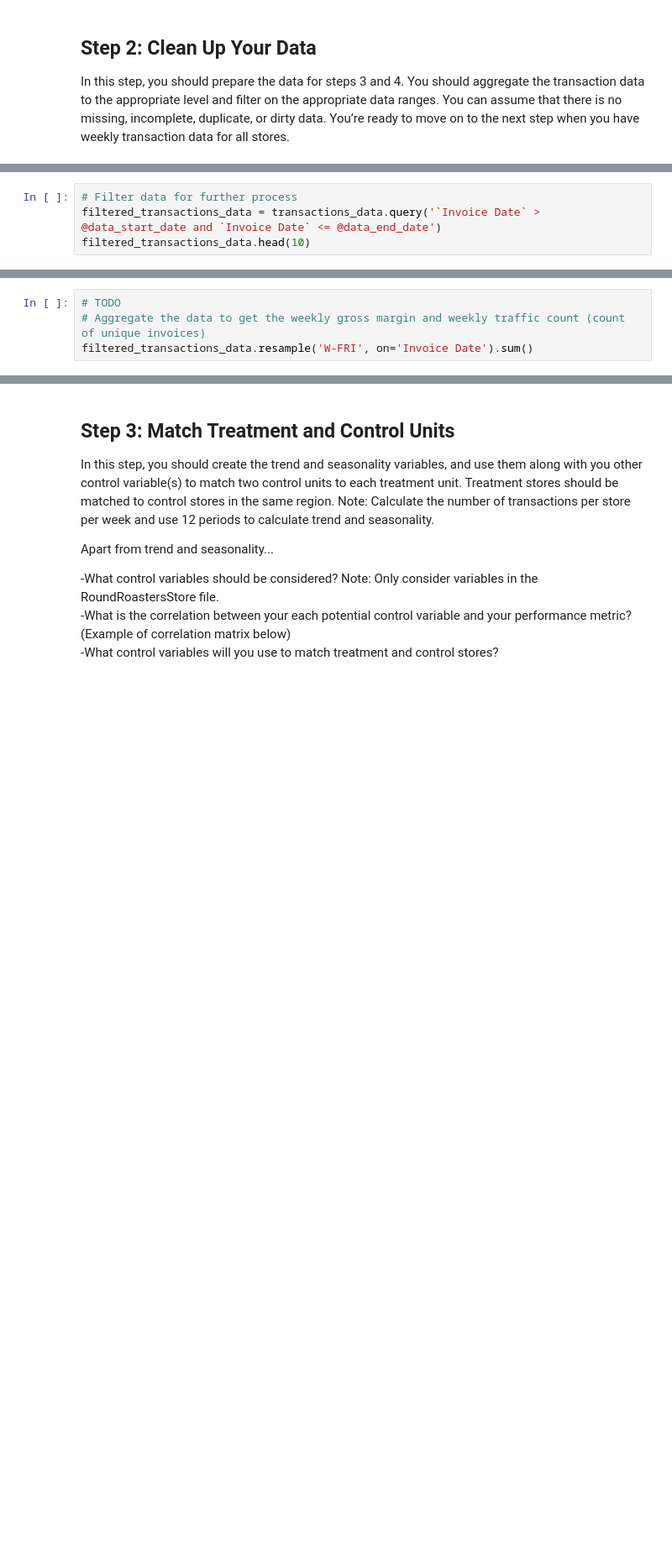
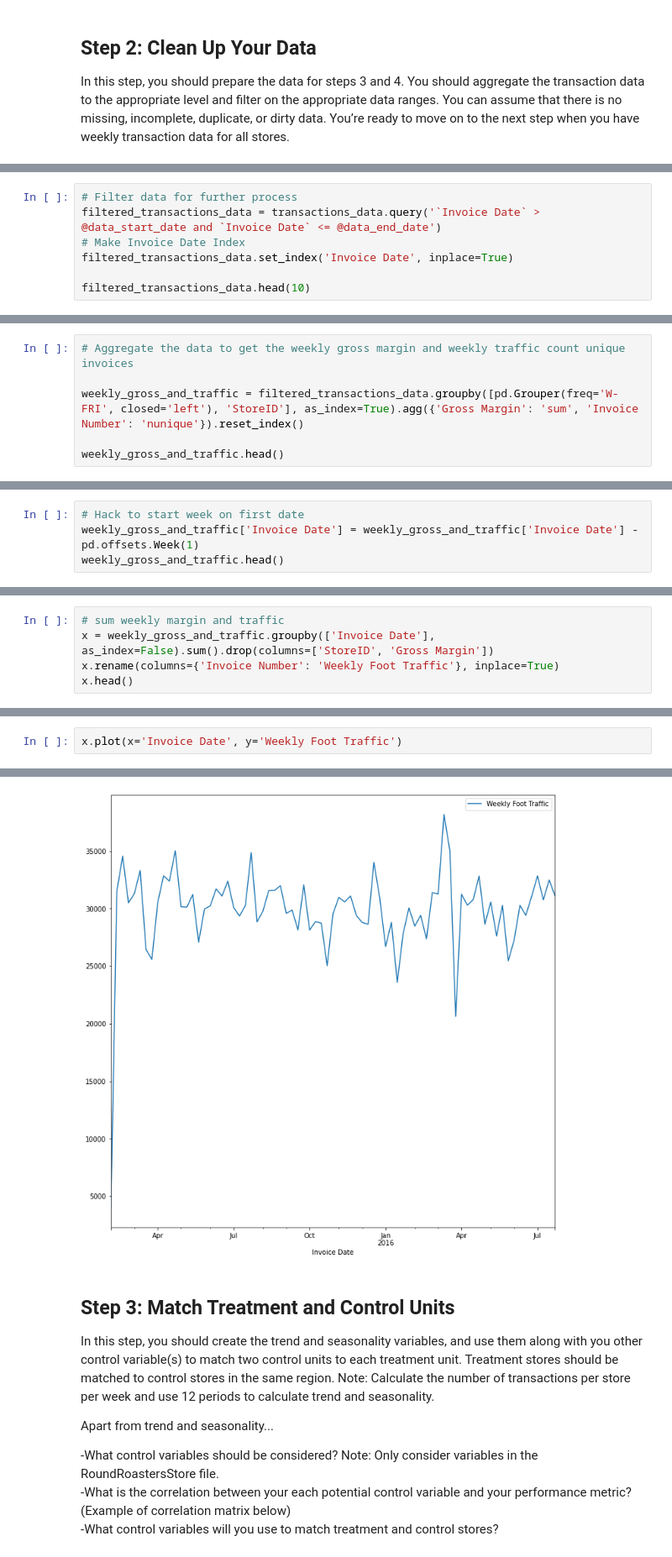
Before and after one commit to cevor/udacity_predictive_analytics, a Jupyter notebook: project5-1/project5-1.ipynb, the cells around one changed output, grey strips where cells are left out. Shown at 84% size. Saved outputs shown, nothing was run; the diff lists cells and outputs as text; blank space fills up the shorter version.

Commit message:
complete weekly transaction aggregation

```diff
--- a/project5-1/project5-1.ipynb
+++ b/project5-1/project5-1.ipynb
@@ -52,4 +130,7 @@ print(f'Data Start Date: {data_start_date} \nData End Date: {data_end_date}')
 # %%
 # Filter data for further process
 filtered_transactions_data = transactions_data.query('`Invoice Date` > @data_start_date and `Invoice Date` <= @data_end_date')
+# Make Invoice Date Index
+filtered_transactions_data.set_index('Invoice Date', inplace=True)
+
 filtered_transactions_data.head(10)
@@ -56,4 +150,6 @@ filtered_transactions_data.head(10)
 # %%
-# TODO
-# Aggregate the data to get the weekly gross margin and weekly traffic count (count of unique invoices)
-filtered_transactions_data.resample('W-FRI', on='Invoice Date').sum()
+# Aggregate the data to get the weekly gross margin and weekly traffic count unique invoices
+
+weekly_gross_and_traffic = filtered_transactions_data.groupby([pd.Grouper(freq='W-FRI', closed='left'), 'StoreID'], as_index=True).agg({'Gross Margin': 'sum', 'Invoice Number': 'nunique'}).reset_index()
+
+weekly_gross_and_traffic.head()
@@ -59,0 +163,4 @@ filtered_transactions_data.resample('W-FRI', on='Invoice Date').sum()
+# %%
+# Hack to start week on first date
+weekly_gross_and_traffic['Invoice Date'] = weekly_gross_and_traffic['Invoice Date'] - pd.offsets.Week(1)
+weekly_gross_and_traffic.head()
@@ -59,0 +191,5 @@ filtered_transactions_data.resample('W-FRI', on='Invoice Date').sum()
+# %%
+# sum weekly margin and traffic
+x = weekly_gross_and_traffic.groupby(['Invoice Date'], as_index=False).sum().drop(columns=['StoreID', 'Gross Margin'])
+x.rename(columns={'Invoice Number': 'Weekly Foot Traffic'}, inplace=True)
+x.head()
@@ -59,0 +203,3 @@ filtered_transactions_data.resample('W-FRI', on='Invoice Date').sum()
+# %%
+x.plot(x='Invoice Date', y='Weekly Foot Traffic')
+# %% [output]
@@ -60,3 +207,4 @@ filtered_transactions_data.resample('W-FRI', on='Invoice Date').sum()
+[figure, added]
 # %% [markdown]
 ## Step 3: Match Treatment and Control Units
 In this step, you should create the trend and seasonality variables, and use them along with you other control variable(s) to match two control units to each treatment unit. Treatment stores should be matched to control stores in the same region. Note: Calculate the number of transactions per store per week and use 12 periods to calculate trend and seasonality.
```
Also changed, not shown: parts of 14 cells of this notebook.
